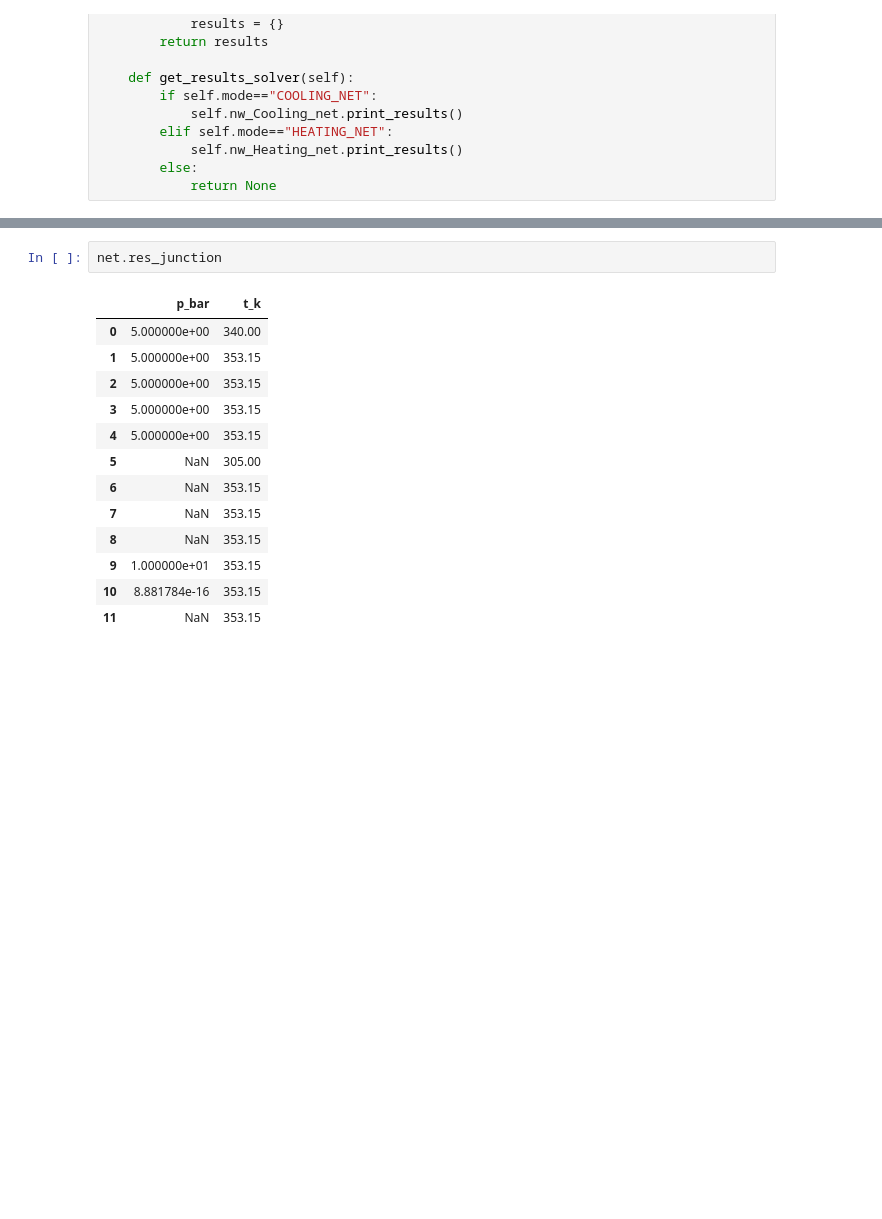
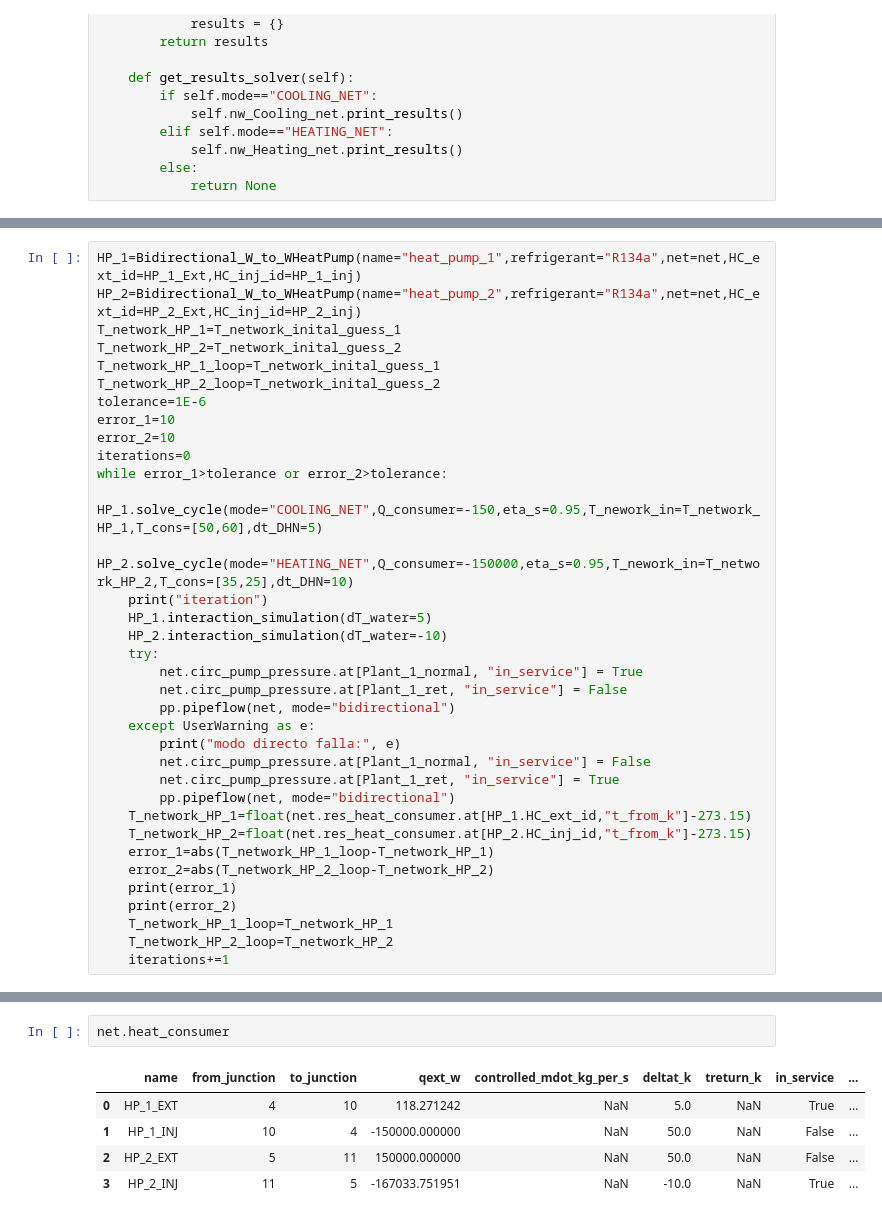
Before and after one commit to SerranoScope/Reduced_simulation, a Jupyter notebook: Heat_pump/Heat_pump_BiND.ipynb, the cells around one changed output, grey strips where cells are left out. Drawn from its saved outputs; the diff is of its cells as text; blank space fills up the shorter version.

```diff
--- a/Heat_pump/Heat_pump_BiND.ipynb
+++ b/Heat_pump/Heat_pump_BiND.ipynb
@@ -260,0 +302,35 @@ pp.pipeflow(net=net,mode='hydraulics')
+# %%
+HP_1=Bidirectional_W_to_WHeatPump(name="heat_pump_1",refrigerant="R134a",net=net,HC_ext_id=HP_1_Ext,HC_inj_id=HP_1_inj)
+HP_2=Bidirectional_W_to_WHeatPump(name="heat_pump_2",refrigerant="R134a",net=net,HC_ext_id=HP_2_Ext,HC_inj_id=HP_2_inj)
+T_network_HP_1=T_network_inital_guess_1
+T_network_HP_2=T_network_inital_guess_2
+T_network_HP_1_loop=T_network_inital_guess_1
+T_network_HP_2_loop=T_network_inital_guess_2
+tolerance=1E-6
+error_1=10
+error_2=10
+iterations=0
+while error_1>tolerance or error_2>tolerance:
+    HP_1.solve_cycle(mode="COOLING_NET",Q_consumer=-150,eta_s=0.95,T_nework_in=T_network_HP_1,T_cons=[50,60],dt_DHN=5)
+    HP_2.solve_cycle(mode="HEATING_NET",Q_consumer=-150000,eta_s=0.95,T_nework_in=T_network_HP_2,T_cons=[35,25],dt_DHN=10)
+    print("iteration")
+    HP_1.interaction_simulation(dT_water=5)
+    HP_2.interaction_simulation(dT_water=-10)
+    try:
+        net.circ_pump_pressure.at[Plant_1_normal, "in_service"] = True
+        net.circ_pump_pressure.at[Plant_1_ret, "in_service"] = False
+        pp.pipeflow(net, mode="bidirectional")
+    except UserWarning as e:
+        print("modo directo falla:", e)
+        net.circ_pump_pressure.at[Plant_1_normal, "in_service"] = False
+        net.circ_pump_pressure.at[Plant_1_ret, "in_service"] = True
+        pp.pipeflow(net, mode="bidirectional")
+    T_network_HP_1=float(net.res_heat_consumer.at[HP_1.HC_ext_id,"t_from_k"]-273.15)
+    T_network_HP_2=float(net.res_heat_consumer.at[HP_2.HC_inj_id,"t_from_k"]-273.15)
+    error_1=abs(T_network_HP_1_loop-T_network_HP_1)
+    error_2=abs(T_network_HP_2_loop-T_network_HP_2)
+    print(error_1)
+    print(error_2)
+    T_network_HP_1_loop=T_network_HP_1
+    T_network_HP_2_loop=T_network_HP_2
+    iterations+=1
@@ -283,16 +379,8 @@ net.junction
 # %%
-net.res_junction
+net.heat_consumer
 # %% [output]
-|  | p_bar | t_k |
-| 0 | 5.000000e+00 | 340.00 |
-| 1 | 5.000000e+00 | 353.15 |
-| 2 | 5.000000e+00 | 353.15 |
-| 3 | 5.000000e+00 | 353.15 |
-| 4 | 5.000000e+00 | 353.15 |
-| 5 | NaN | 305.00 |
-| 6 | NaN | 353.15 |
-| 7 | NaN | 353.15 |
-| 8 | NaN | 353.15 |
-| 9 | 1.000000e+01 | 353.15 |
-| 10 | 8.881784e-16 | 353.15 |
-| 11 | NaN | 353.15 |
+|  | name | from_junction | to_junction | qext_w | controlled_mdot_kg_per_s | deltat_k | treturn_k | in_service | ... |
+| 0 | HP_1_EXT | 4 | 10 | 118.271242 | NaN | 5.0 | NaN | True | ... |
+| 1 | HP_1_INJ | 10 | 4 | -150000.000000 | NaN | 50.0 | NaN | False | ... |
+| 2 | HP_2_EXT | 5 | 11 | 150000.000000 | NaN | 50.0 | NaN | False | ... |
+| 3 | HP_2_INJ | 11 | 5 | -167033.751951 | NaN | -10.0 | NaN | True | ... |
```
Also changed, not shown: parts of 10 cells of this notebook.
